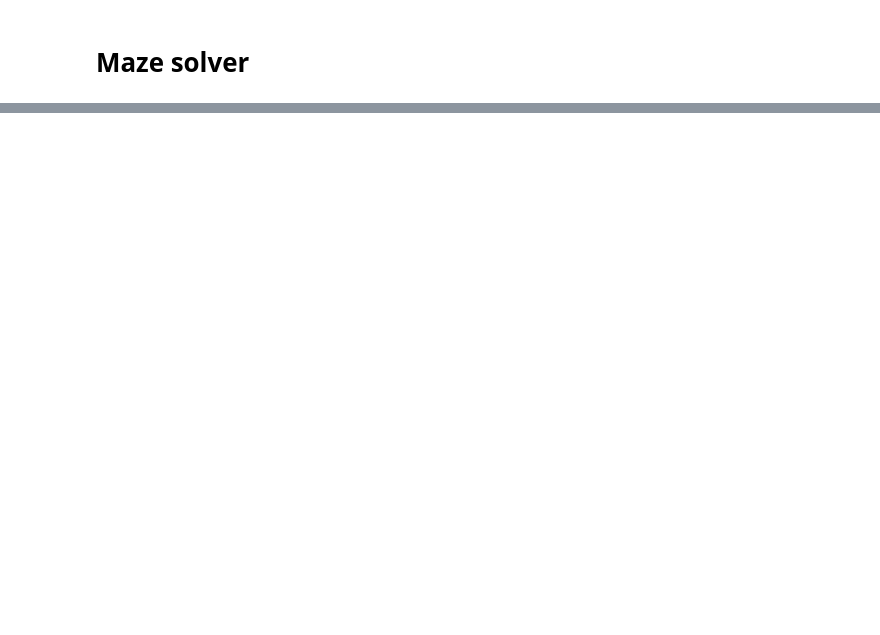
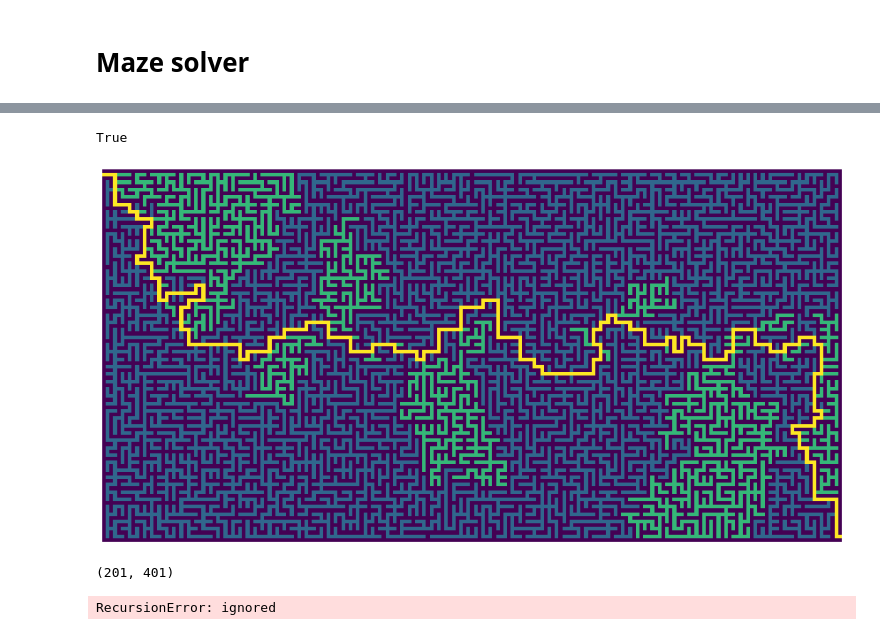
Before and after one commit to lmcanavals/algorithmic_complexity, a Jupyter notebook: 02_02_maze_solver.ipynb, the cells around one changed output, grey strips where cells are left out. Cells and saved outputs as stored; diff of their text form; code cells hidden in the pictures; blank space fills up the shorter version.

```diff
--- a/02_02_maze_solver.ipynb
+++ b/02_02_maze_solver.ipynb
@@ -28,0 +60,15 @@ array([[0., 0., 0., 0., 0., 0., 0., 0., 0., 0., 0., 0., 0.],
+# %%
+maze = mb.makeMaze(50, 100)
+rows, cols = maze.shape
+mazeSolver(maze, 1, 1, rows - 2, cols - 2)
+# %% [output]
+True
+[figure, added]
+# %%
+maze = mb.makeMaze(100, 200)
+print(maze.shape)
+rows, cols = maze.shape
+mazeSolver(maze, 1, 1, rows - 2, cols - 2)
+# %% [output]
+(201, 401)
+RecursionError: ignored
```
Also changed, not shown: parts of 9 cells of this notebook.
